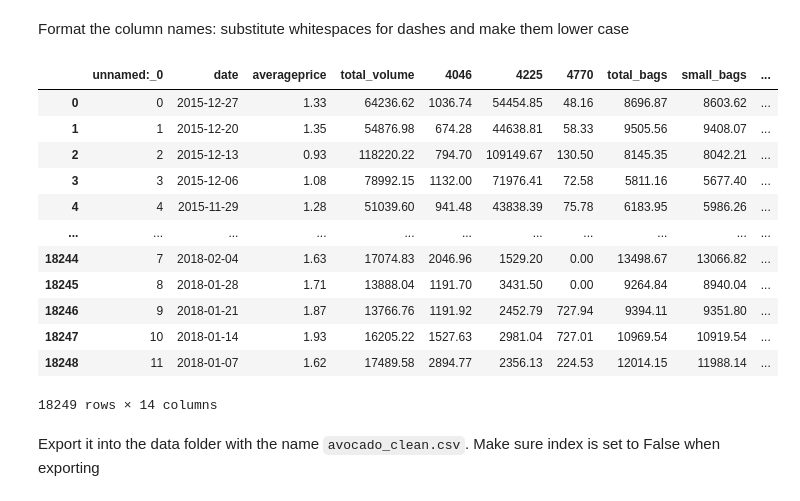
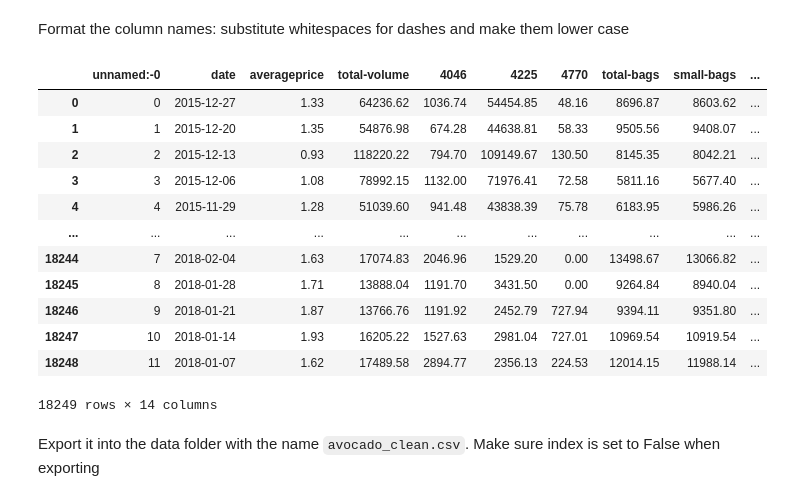
Before and after one commit to Ironhack-data-bcn-april-2023/lab-encapsulation-modularization, a Jupyter notebook: Iteration 1.ipynb, the cells around one changed output. Saved outputs shown, nothing was run; the diff lists cells and outputs as text; code cells hidden in the pictures.

```diff
--- a/Iteration 1.ipynb
+++ b/Iteration 1.ipynb
@@ -165,10 +184,10 @@ Format the column names: substitute whitespaces for dashes and make them lower c
 # %%
 # Your code here
 # %%
-df.columns = [i.lower().replace(" ", "_") for i in df.columns]
+df.columns = [i.lower().replace(" ", "-") for i in df.columns]
 df
 # %% [output]
-|  | unnamed:_0 | date | averageprice | total_volume | 4046 | 4225 | 4770 | total_bags | small_bags | ... |
+|  | unnamed:-0 | date | averageprice | total-volume | 4046 | 4225 | 4770 | total-bags | small-bags | ... |
 | 0 | 0 | 2015-12-27 | 1.33 | 64236.62 | 1036.74 | 54454.85 | 48.16 | 8696.87 | 8603.62 | ... |
 | 1 | 1 | 2015-12-20 | 1.35 | 54876.98 | 674.28 | 44638.81 | 58.33 | 9505.56 | 9408.07 | ... |
 | 2 | 2 | 2015-12-13 | 0.93 | 118220.22 | 794.70 | 109149.67 | 130.50 | 8145.35 | 8042.21 | ... |
```
Also changed, not shown: parts of 8 cells of this notebook, 4 other files.
